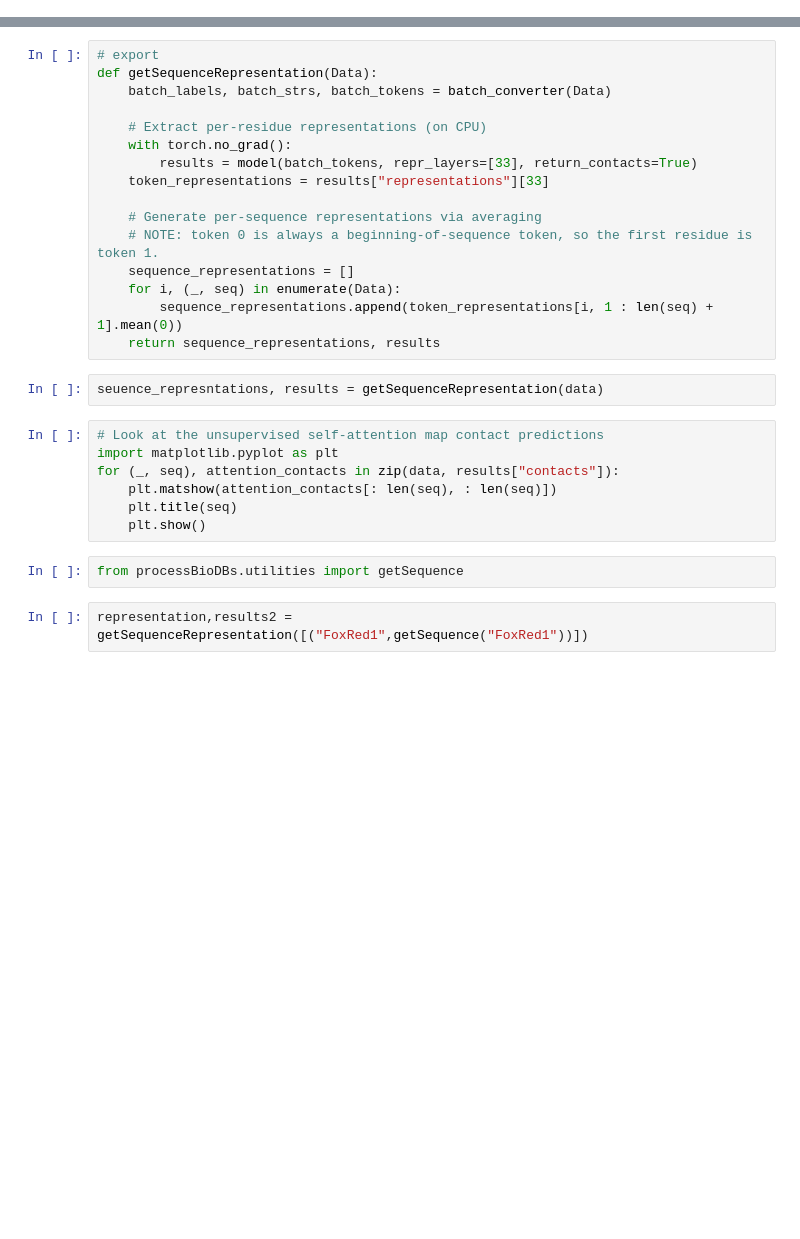
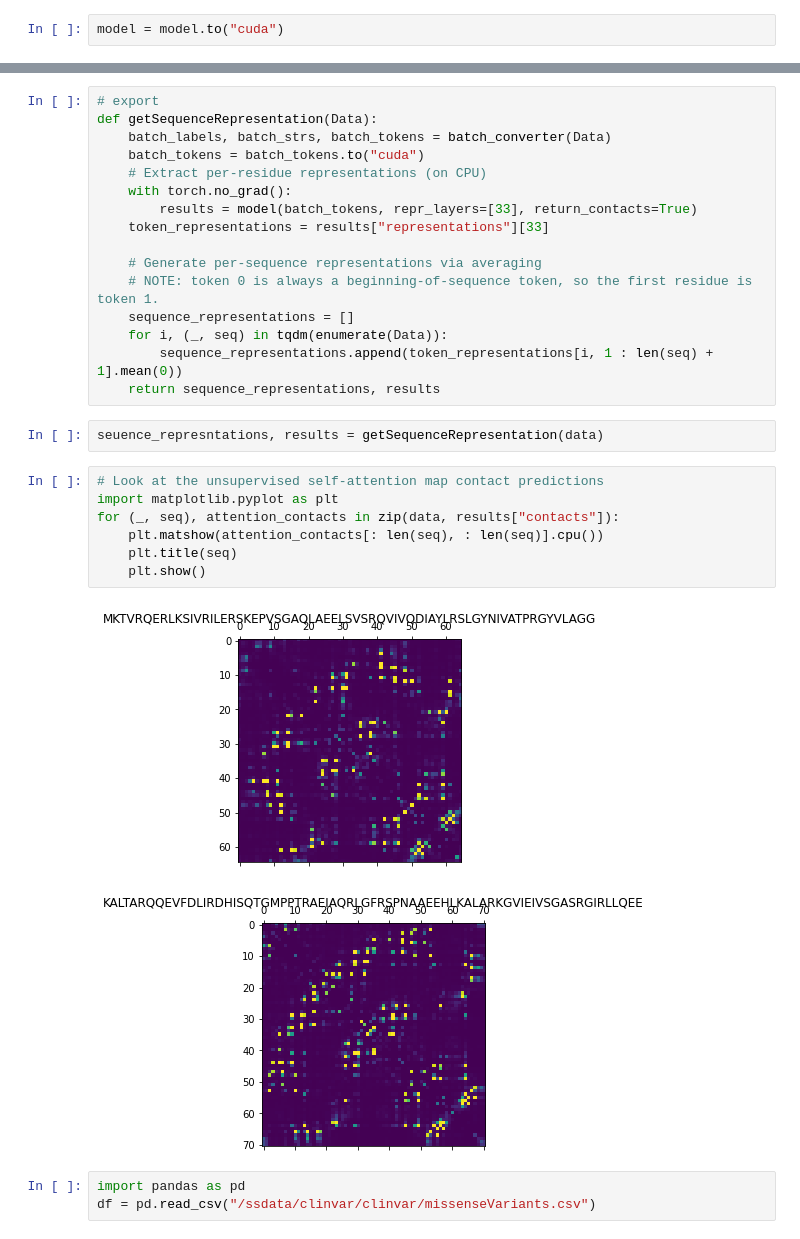
Before and after one commit to Dzeiberg/processBioDBs, a Jupyter notebook: 03_Get_Embedding.ipynb, the cells around one changed output, grey strips where cells are left out. Saved outputs shown, nothing was run; the diff lists cells and outputs as text; blank space fills up the shorter version.

```diff
--- a/03_Get_Embedding.ipynb
+++ b/03_Get_Embedding.ipynb
@@ -13,0 +16,2 @@ batch_converter = alphabet.get_batch_converter()
+# %%
+model = model.to("cuda")
@@ -23,7 +49,7 @@ data = [
 # export
 def getSequenceRepresentation(Data):
     batch_labels, batch_strs, batch_tokens = batch_converter(Data)
-
+    batch_tokens = batch_tokens.to("cuda")
     # Extract per-residue representations (on CPU)
     with torch.no_grad():
         results = model(batch_tokens, repr_layers=[33], return_contacts=True)
@@ -32,7 +58,7 @@ def getSequenceRepresentation(Data):
     # Generate per-sequence representations via averaging
     # NOTE: token 0 is always a beginning-of-sequence token, so the first residue is token 1.
     sequence_representations = []
-    for i, (_, seq) in enumerate(Data):
+    for i, (_, seq) in tqdm(enumerate(Data)):
         sequence_representations.append(token_representations[i, 1 : len(seq) + 1].mean(0))
     return sequence_representations, results
 # %%
@@ -40,11 +66,13 @@ seuence_represntations, results = getSequenceRepresentation(data)
 # %%
 # Look at the unsupervised self-attention map contact predictions
 import matplotlib.pyplot as plt
 for (_, seq), attention_contacts in zip(data, results["contacts"]):
-    plt.matshow(attention_contacts[: len(seq), : len(seq)])
+    plt.matshow(attention_contacts[: len(seq), : len(seq)].cpu())
     plt.title(seq)
     plt.show()
+# %% [output]
+[figure, added]
+[figure, added]
-# %%
-from processBioDBs.utilities import getSequence
-# %%
-representation,results2 = getSequenceRepresentation([("FoxRed1",getSequence("FoxRed1"))])
+# %%
+import pandas as pd
+df = pd.read_csv("/ssdata/clinvar/clinvar/missenseVariants.csv")
```
Also changed, not shown: parts of 9 cells of this notebook.
